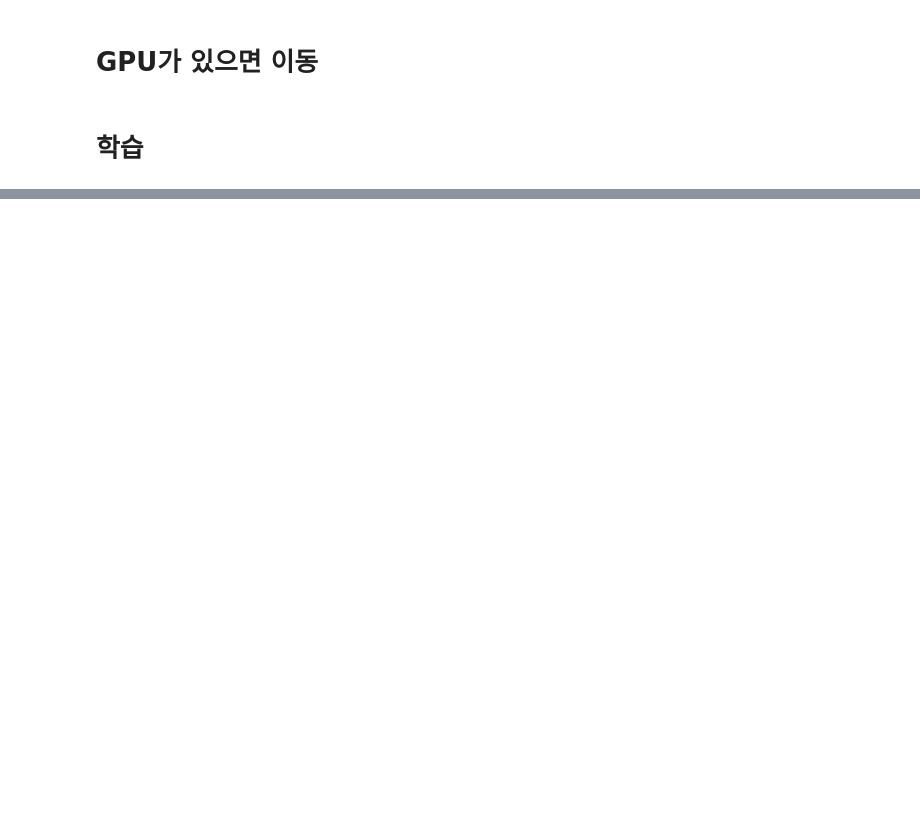
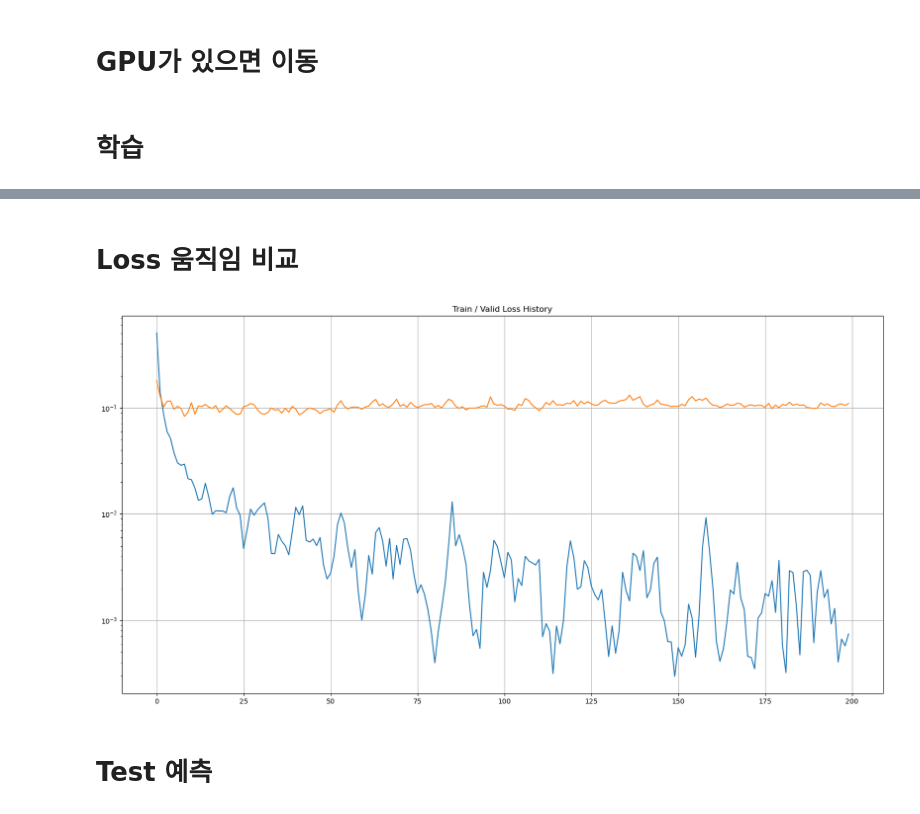
Before and after one commit to Usunwoo/kaggle-digit_recognizer, a Jupyter notebook: digit_recognizer.ipynb, the cells around one changed output, grey strips where cells are left out. Cells and saved outputs as stored; diff of their text form; code cells hidden in the pictures; blank space fills up the shorter version.

```diff
--- a/digit_recognizer.ipynb
+++ b/digit_recognizer.ipynb
@@ -181,9 +187,9 @@ test_X = test_X.to(device)
 # %% [markdown]
 # 학습
 # %%
-n_epochs = 20
-batch_size = 512
-print_interval = 5
+n_epochs = 200
+batch_size = 256
+print_interval = 10
 # %%
 train_history, valid_history = [], []
 # %%
@@ -196,8 +202,8 @@ lowest_epoch = 0
 # %%
 for i in range(n_epochs):
     model.train()
+
     indices = torch.randperm(train_X.size(0)).to(device)
-
     train_X_ = torch.index_select(train_X, dim=0, index=indices)
     train_y_ = torch.index_select(train_y, dim=0, index=indices)
 
@@ -205,6 +211,7 @@ for i in range(n_epochs):
     train_y_ = train_y_.split(batch_size, dim=0)
 
     train_loss = 0
+    valid_loss = 0
 
     for x, y in zip(train_X_, train_y_):
         y_pred = model(x)
@@ -214,7 +221,7 @@ for i in range(n_epochs):
         loss.backward()
 
         optimizer.step()
-        train_loss+=float(loss) # 메모리 누수 방지를 위해 중요하다고 함
+        train_loss += float(loss) # 메모리 누수 방지를 위해 중요하다고 함
 
     train_loss = train_loss / len(train_X_)
 
@@ -222,8 +229,6 @@ for i in range(n_epochs):
     with torch.no_grad(): # 파라미터 업데이트 안함
         valid_X_ = valid_X.split(batch_size, dim=0)
         valid_y_ = valid_y.split(batch_size, dim=0)
-
-        valid_loss = 0
 
         for x, y in zip(valid_X_, valid_y_):
             y_pred = model(x)
@@ -236,15 +241,15 @@ for i in range(n_epochs):
     train_history.append(train_loss)
     valid_history.append(valid_loss)
 
-    if valid_loss < lowest_loss:
+    if valid_loss <= lowest_loss:
         lowest_loss = valid_loss
         lowest_epoch = i
 
         best_model = deepcopy(model.state_dict())
 
     if (i+1) % print_interval == 0:
-        print(f'epoch {i+1} / train loss: {train_loss}, valid loss: {valid_loss}, lowest loss: {lowest_loss}')
+        print(f'epoch {i+1} / train loss: {train_loss:2e}, valid loss: {valid_loss:2e}, lowest loss: {lowest_loss:2e}')
 
-print(f'lowest validation loss from epoch {lowest_epoch+1}: {lowest_loss}')
+print(f'lowest validation loss from epoch {lowest_epoch+1}: {lowest_loss:2e}')
 model.load_state_dict(best_model) # model에 best일 때의 파라미터를 불러와 적용
 # %% [output]
@@ -256 +273,19 @@ lowest validation loss from epoch 9: 0.09839487481204902
 <All keys matched successfully>
+# %% [markdown]
+# Loss 움직임 비교
+# %%
+plot_from = 0
+
+plt.figure(figsize=(20, 10))
+plt.grid(True)
+plt.title("Train / Valid Loss History")
+plt.plot(
+    range(plot_from, len(train_history)), train_history[plot_from:],
+    range(plot_from, len(valid_history)), valid_history[plot_from:],
+)
+plt.yscale('log')
+plt.show()
+# %% [output]
+[figure, added]
+# %% [markdown]
+# Test 예측
```
Also changed, not shown: parts of 12 cells of this notebook, 1 other file.
